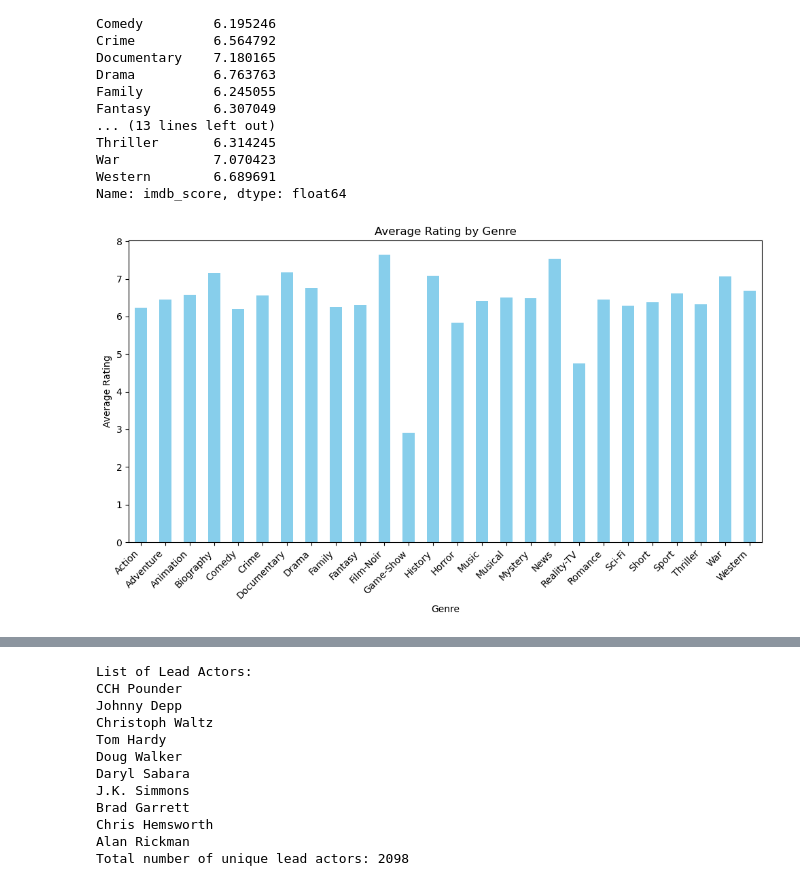
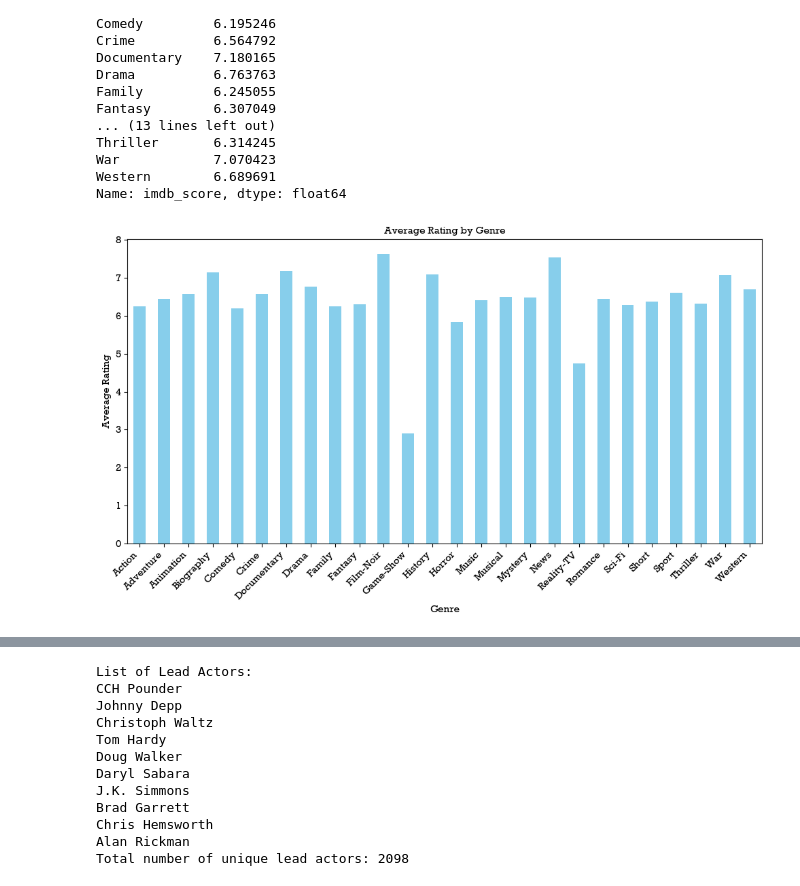
Before and after one commit to XueYiLu/Project-4, a Jupyter notebook: Cleaned_data/IrisVisualizations.ipynb, the cells around one changed output, grey strips where cells are left out. Drawn from its saved outputs; the diff is of its cells as text; code cells hidden in the pictures.

```diff
--- a/Cleaned_data/IrisVisualizations.ipynb
+++ b/Cleaned_data/IrisVisualizations.ipynb
@@ -152,15 +152,16 @@ Name: imdb_score, dtype: float64
 # %%
 # Plot the bar chart
 plt.figure(figsize=(10, 6))
 genre_average_rating.plot(kind='bar', color='skyblue')
-plt.title('Average Rating by Genre')
-plt.xlabel('Genre')
-plt.ylabel('Average Rating')
-plt.xticks(rotation=45, ha='right')
+plt.title('Average Rating by Genre', font = 'RockWell')
+plt.xlabel('Genre', font = 'RockWell')
+plt.ylabel('Average Rating', font = 'RockWell')
+plt.xticks(rotation=45, ha='right', font = 'RockWell')
+plt.yticks(font = 'RockWell')
 plt.tight_layout()
 plt.show()
 # %% [output]
-[figure, old version]
+[figure, new version]
 # %%
 # Extract IMDb score and cast total Facebook likes
 imdb_scores = df['imdb_score']
```
Also changed, not shown: parts of 2 cells of this notebook.
